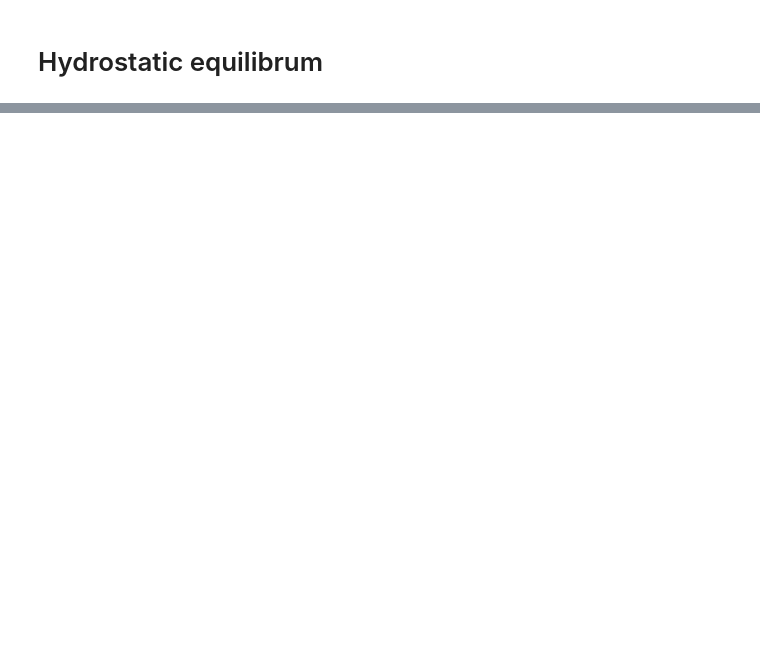
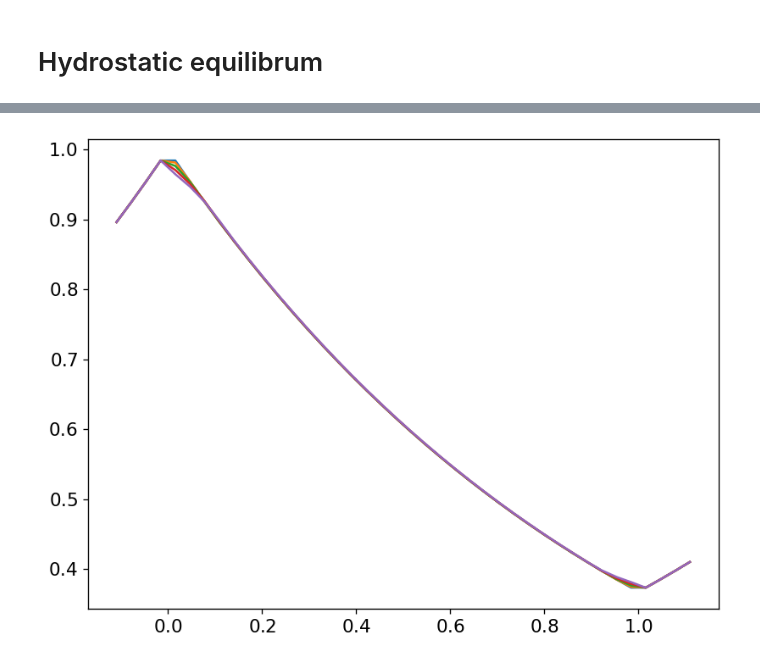
Before and after one commit to python-hydro/ppmpy, a Jupyter notebook: examples/hse.ipynb, the cells around one changed output, grey strips where cells are left out. Saved outputs shown, nothing was run; the diff lists cells and outputs as text; code cells hidden in the pictures; blank space fills up the shorter version.

```diff
--- a/examples/hse.ipynb
+++ b/examples/hse.ipynb
@@ -79,0 +139,5 @@ step:   77, t =    1.000, dt = 0.009631
+# %%
+ax.plot(e.grid.x, e.U[:, 0])
+fig
+# %% [output]
+[figure, added]
```
Also changed, not shown: parts of 13 cells of this notebook, 4 other files.
